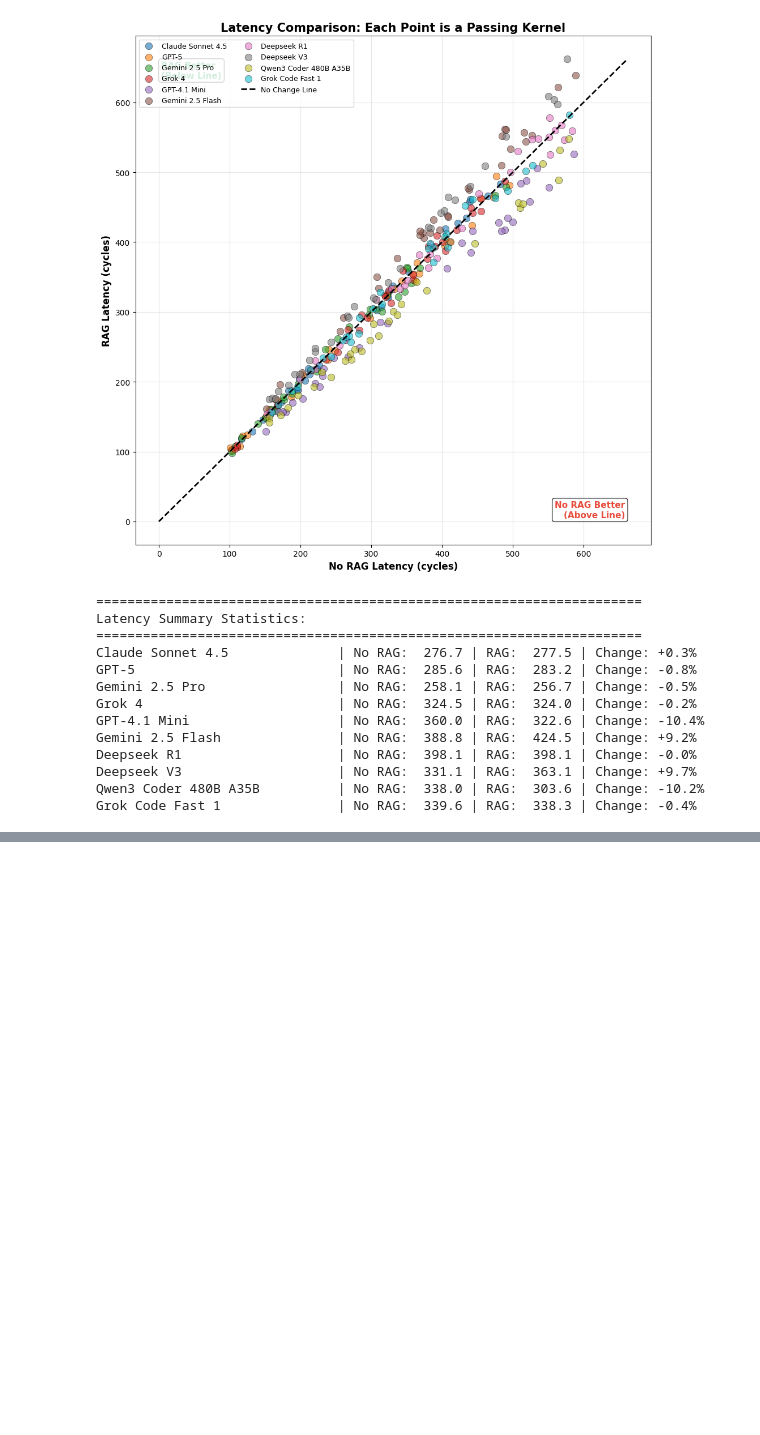
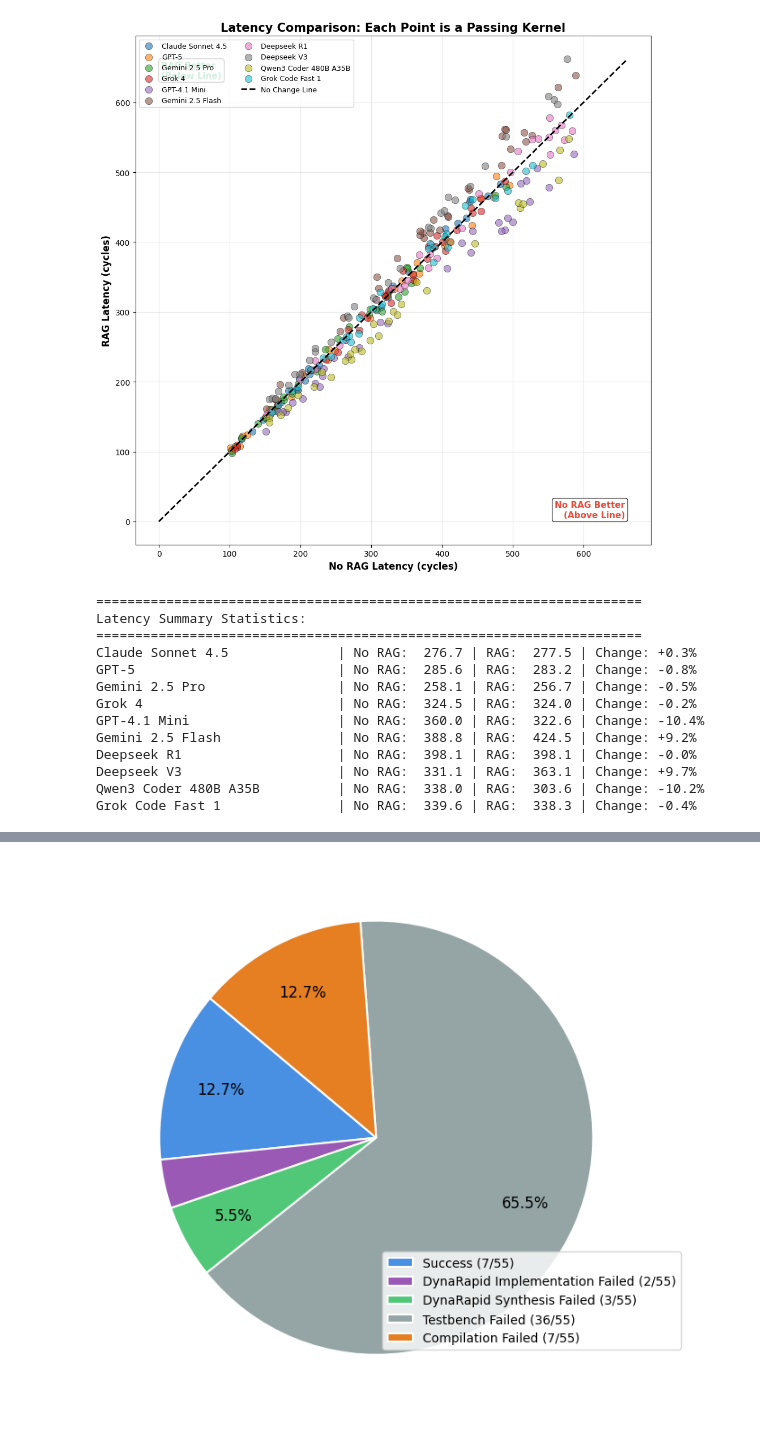
Before and after one commit to byuccl/HLS-FAB, a Jupyter notebook: results/data_analysis/sample_figures.ipynb, the cells around one changed output, grey strips where cells are left out. Saved outputs shown, nothing was run; the diff lists cells and outputs as text; code cells hidden in the pictures; blank space fills up the shorter version.

```diff
--- a/results/data_analysis/sample_figures.ipynb
+++ b/results/data_analysis/sample_figures.ipynb
@@ -1622,0 +1662,63 @@ Grok Code Fast 1               | No RAG:  339.6 | RAG:  338.3 | Change: -0.4%
+# %%
+import pandas as pd
+import matplotlib.pyplot as plt
+
+CSV_PATH = "/home/plwalker/HLS-FAB/results/data_analysis/dynarapid_results.csv"
+RUN_FILTER = None  # Set to 1, 2, or None for both
+
+df = pd.read_csv(CSV_PATH)
+if RUN_FILTER is not None:
+    df = df[df["run"] == RUN_FILTER]
+
+# Per-row boolean columns
+df["_compiled"] = df["compiled"].isin(["success", "passed"])
+df["_matched"]  = df["matched"].eq("match")
+df["_has_dot"]  = df["has_dot"].astype(str).str.lower().eq("true")
+df["_has_dcp"]  = df["has_dcp"].astype(str).str.lower().eq("true")
+
+# Per kernel: check if any SINGLE attempt passed through each stage
+# (a later stage only counts if all prior stages passed in that same attempt)
+kernel_groups = df.groupby("kernel")
+passed_all     = kernel_groups.apply(lambda g: (g["_compiled"] & g["_matched"] & g["_has_dot"] & g["_has_dcp"]).any())
+reached_dot    = kernel_groups.apply(lambda g: (g["_compiled"] & g["_matched"] & g["_has_dot"]).any())
+reached_match  = kernel_groups.apply(lambda g: (g["_compiled"] & g["_matched"]).any())
+reached_compile = kernel_groups["_compiled"].any()
+
+total = len(passed_all)
+n_passed_all         = passed_all.sum()
+n_failed_at_dcp      = (reached_dot & ~passed_all).sum()
+n_failed_at_dot      = (reached_match & ~reached_dot).sum()
+n_failed_at_matched  = (reached_compile & ~reached_match).sum()
+n_failed_at_compiled = (~reached_compile).sum()
+
+labels = [
+    f"Success ({n_passed_all}/{total})",
+    f"DynaRapid Implementation Failed ({n_failed_at_dcp}/{total})",
+    f"DynaRapid Synthesis Failed ({n_failed_at_dot}/{total})",
+    f"Testbench Failed ({n_failed_at_matched}/{total})",
+    f"Compilation Failed ({n_failed_at_compiled}/{total})",
+]
+sizes  = [n_passed_all, n_failed_at_dcp, n_failed_at_dot, n_failed_at_matched, n_failed_at_compiled]
+colors = ['#4A90E2', '#9B59B6', '#50C878', '#95A5A6', '#E67E22']
+
+# Remove zero-sized slices
+filtered = [(l, s, c) for l, s, c in zip(labels, sizes, colors) if s > 0]
+labels, sizes, colors = zip(*filtered) if filtered else ([], [], [])
+
+fig, ax = plt.subplots(figsize=(7, 7))
+wedges, texts, autotexts = ax.pie(
+    sizes, colors=colors,
+    autopct=lambda pct: f"{pct:.1f}%" if pct >= 5 else "",
+    startangle=140, wedgeprops={"edgecolor": "white", "linewidth": 1.5},
+    pctdistance=0.75,
+)
+for at in autotexts: at.set_fontsize(12)
+
+ax.legend(wedges, labels, loc="center left", bbox_to_anchor=(.5, 0.2), fontsize=10)
+
+run_label = f"Run {RUN_FILTER}" if RUN_FILTER else "Both Runs"
+# ax.set_title(f"DeepSeek: DynaRapid Kernel Results ({run_label})\n(kernel passes if any attempt succeeded)", fontsize=13)
+plt.savefig("Vitis_Vision_DynaRapid.pdf", bbox_inches="tight", pad_inches=0.1)
+plt.show()
+# %% [output]
+[figure, added]
```
Also changed, not shown: parts of 1 cell of this notebook, 5 other files.
